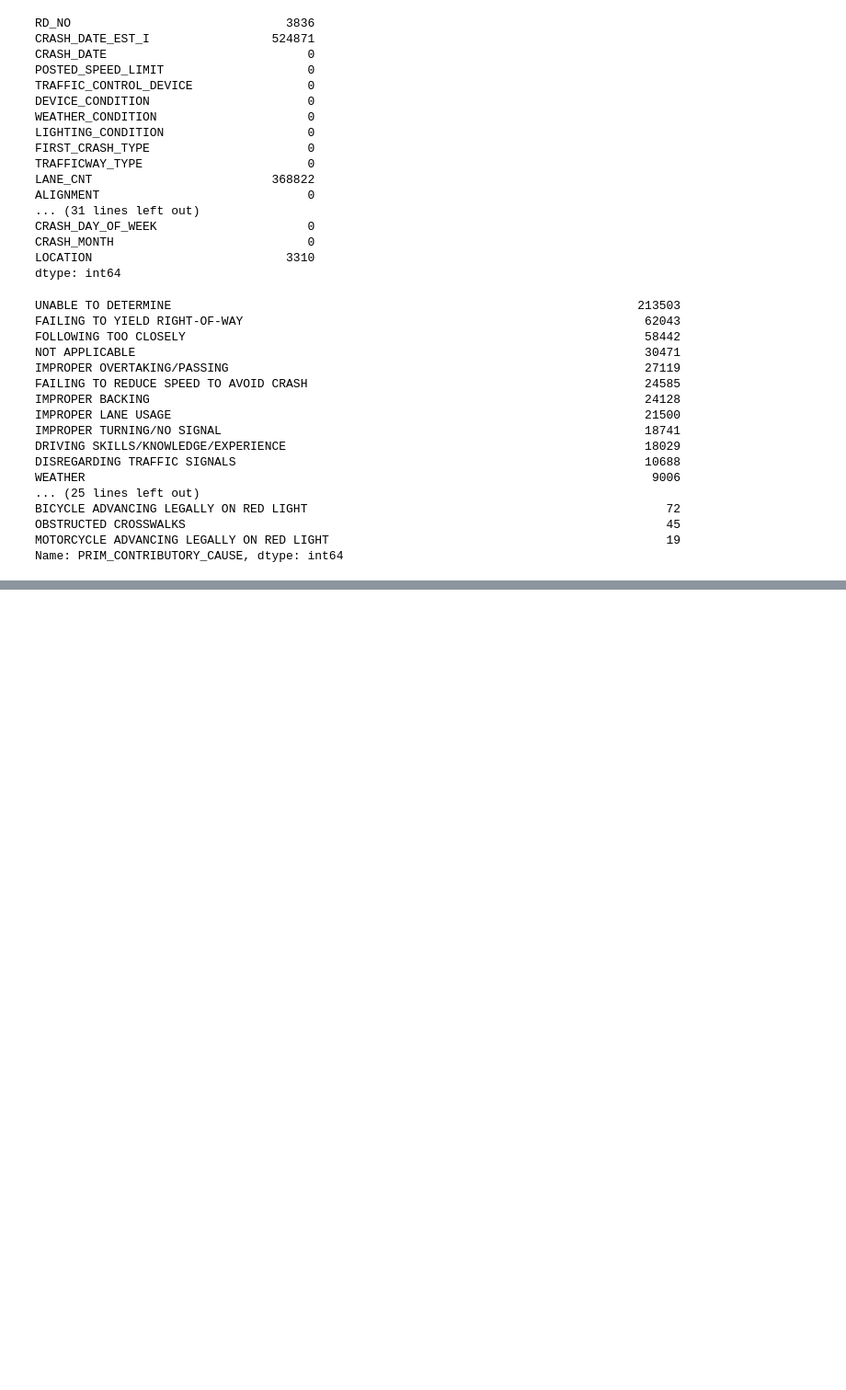
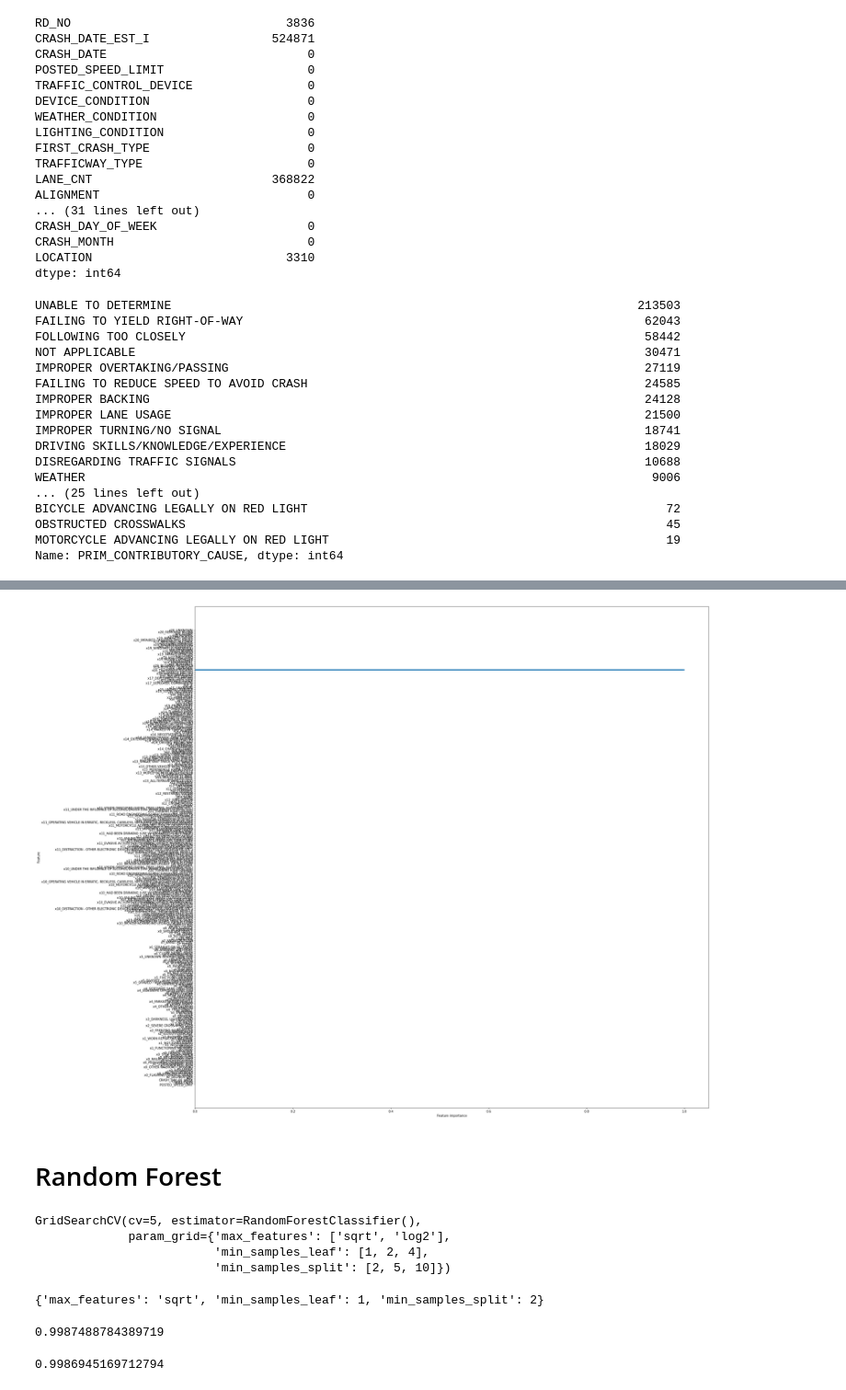
Before and after one commit to meowkaiser/Chicago_Car_Crashes_Project, a Jupyter notebook: Michael_Schor_Notebook.ipynb, the cells around one changed output, grey strips where cells are left out. Shown at 92% size. Cells and saved outputs as stored; diff of their text form; code cells hidden in the pictures; blank space fills up the shorter version.

```diff
--- a/Michael_Schor_Notebook.ipynb
+++ b/Michael_Schor_Notebook.ipynb
@@ -338,0 +473,4 @@ plt.show();
+# %%
+tree_grid_search = GridSearchCV(tree, tree_grid, cv=5)
+# %%
+tree_grid_search.fit(X_train_clean, y_train)
@@ -338,0 +504,16 @@ plt.show();
+# %%
+best_tree = tree_grid_search.best_estimator_
+# %%
+def plot_feature_importances(model):
+    n_features = X_train_clean.shape[1]
+    plt.figure(figsize=(30,30))
+    plt.barh(range(n_features), model.feature_importances_, align='center')
+    plt.yticks(np.arange(n_features), X_train_clean.columns.values)
+    plt.xlabel('Feature importance')
+    plt.ylabel('Feature')
+# %%
+plot_feature_importances(best_tree)
+# %% [output]
+[figure, added]
+# %% [markdown]
+# Random Forest
@@ -338,0 +545,19 @@ plt.show();
+# %%
+forrest_grid_search.fit(X_train_clean, y_train)
+# %% [output]
+GridSearchCV(cv=5, estimator=RandomForestClassifier(),
+             param_grid={'max_features': ['sqrt', 'log2'],
+                         'min_samples_leaf': [1, 2, 4],
+                         'min_samples_split': [2, 5, 10]})
+# %%
+forrest_grid_search.best_params_
+# %% [output]
+{'max_features': 'sqrt', 'min_samples_leaf': 1, 'min_samples_split': 2}
+# %%
+forrest_grid_search.best_score_
+# %% [output]
+0.9987488784389719
+# %%
+forrest_grid_search.best_estimator_.score(X_test_clean, y_test)
+# %% [output]
+0.9986945169712794
```
Also changed, not shown: parts of 41 cells of this notebook.
